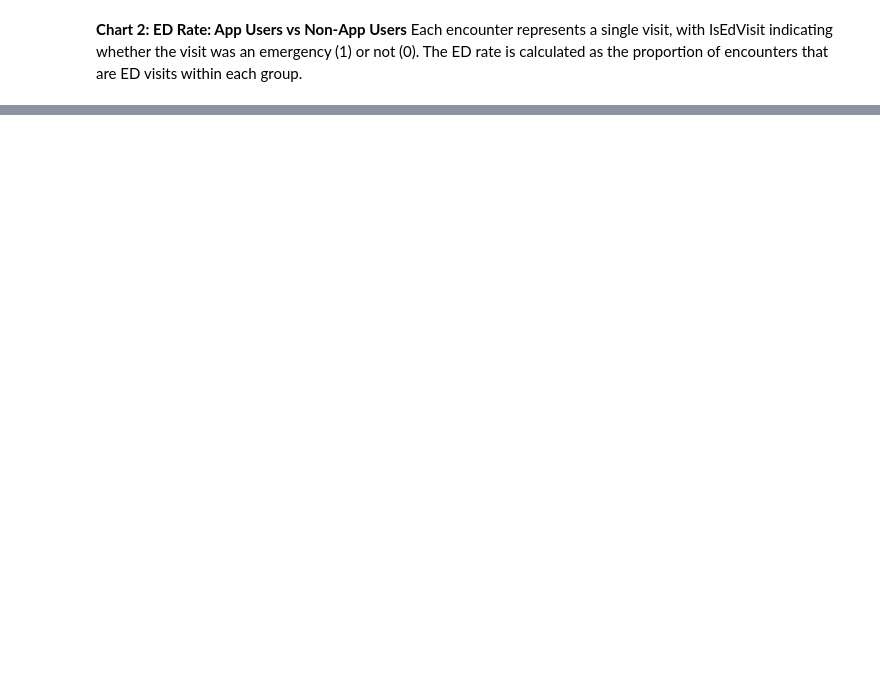
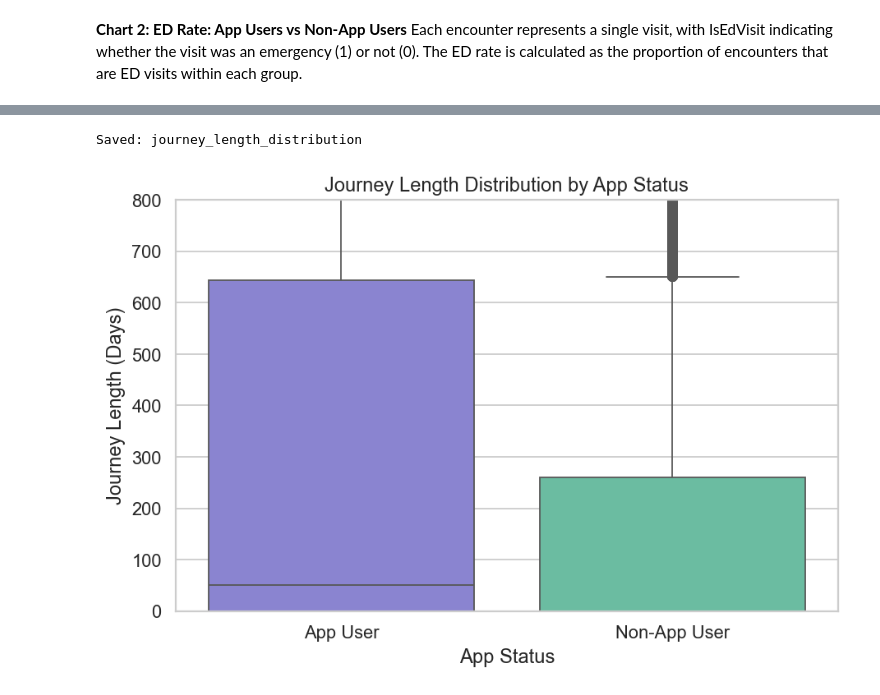
Before and after one commit to SYzhao666/datafest2026, a Jupyter notebook: notebooks/03_visualizations.ipynb, the cells around one changed output, grey strips where cells are left out. Drawn from its saved outputs; the diff is of its cells as text; code cells hidden in the pictures; blank space fills up the shorter version.

```diff
--- a/notebooks/03_visualizations.ipynb
+++ b/notebooks/03_visualizations.ipynb
@@ -144,7 +152,7 @@ We compare the duration of visits between two groups of patients: App Users ( "A
 from src.data_loader import load_patients, load_encounters
 # Load data
 pat = load_patients()
-enc = load_encounters(cols=["PatientDurableKey", "Date"], sample_frac=1.0)
+enc = load_encounters(cols=["PatientDurableKey", "Date"], sample_frac=0.05)  # 5% sample for faster processing
 
 # Convert Date column to datetime
 enc["Date"] = pd.to_datetime(enc["Date"], errors="coerce")
@@ -165,31 +173,40 @@ journey["journey_length_days"] = (
     journey["last_visit"] - journey["first_visit"]
 ).dt.days
 
 # Exclude unknown MyChart status
 pat = pat[pat["MyChartStatus"] != "*Unspecified"].copy()
 
 # Define app status
 pat["app_status"] = np.where(
     pat["MyChartStatus"] == "Activated",
     "App User",
     "Non-App User"
 )
 
 # Merge journey with patient app status
 journey = journey.merge(
     pat[["DurableKey", "app_status"]],
     left_on="PatientDurableKey",
     right_on="DurableKey",
     how="inner"
 )
 
 # Plot distribution (boxplot)
 plt.figure(figsize=(8,5))
-sns.boxplot(data=journey, x="app_status", y="journey_length_days")
+sns.boxplot(
+    data=journey, x="app_status", y="journey_length_days",
+    hue="app_status",
+    palette={"App User": "#7F77DD", "Non-App User": "#5DCAA5"},
+    legend=False
+)
 
 plt.title("Journey Length Distribution by App Status")
 plt.xlabel("App Status")
 plt.ylabel("Journey Length (Days)")
+plt.ylim(0, 800)
 
 save_fig(plt.gcf(), "journey_length_distribution")
 plt.show()
+# %% [output]
+Saved: journey_length_distribution
+[figure, added]
```
Also changed, not shown: parts of 17 cells of this notebook.
